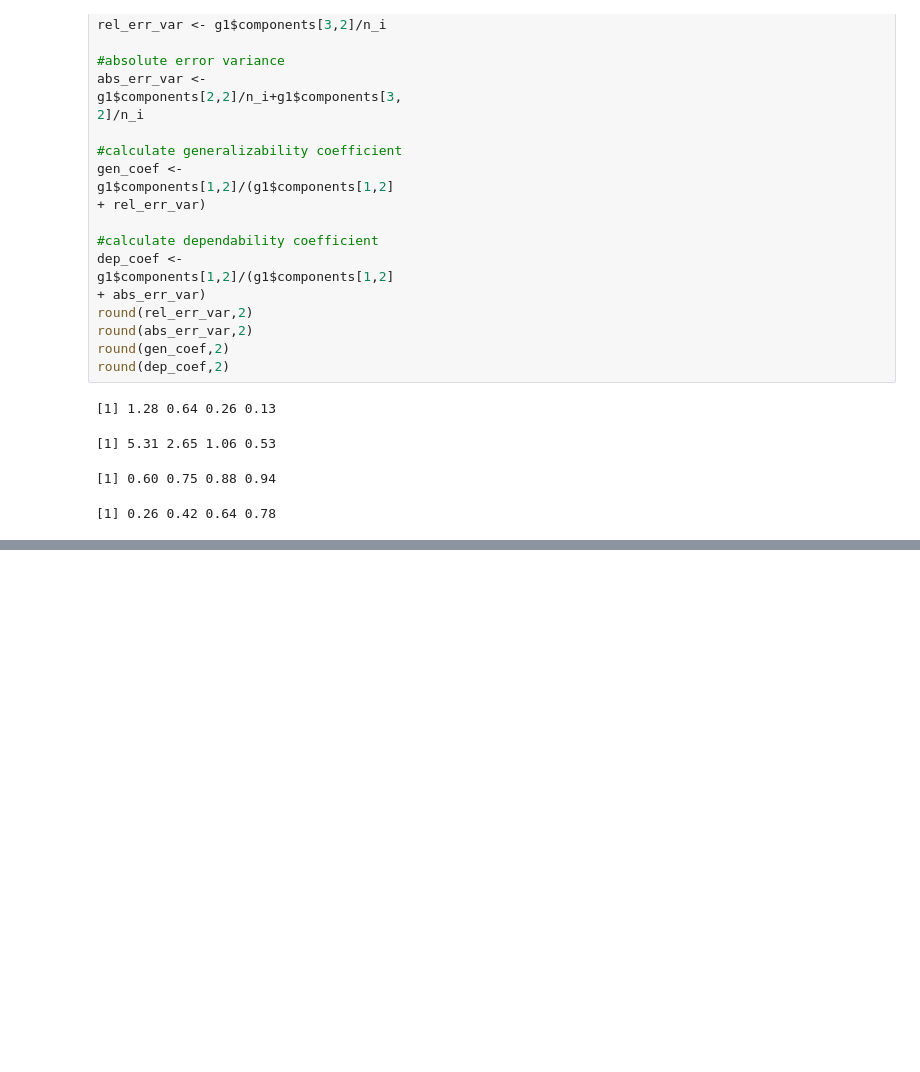
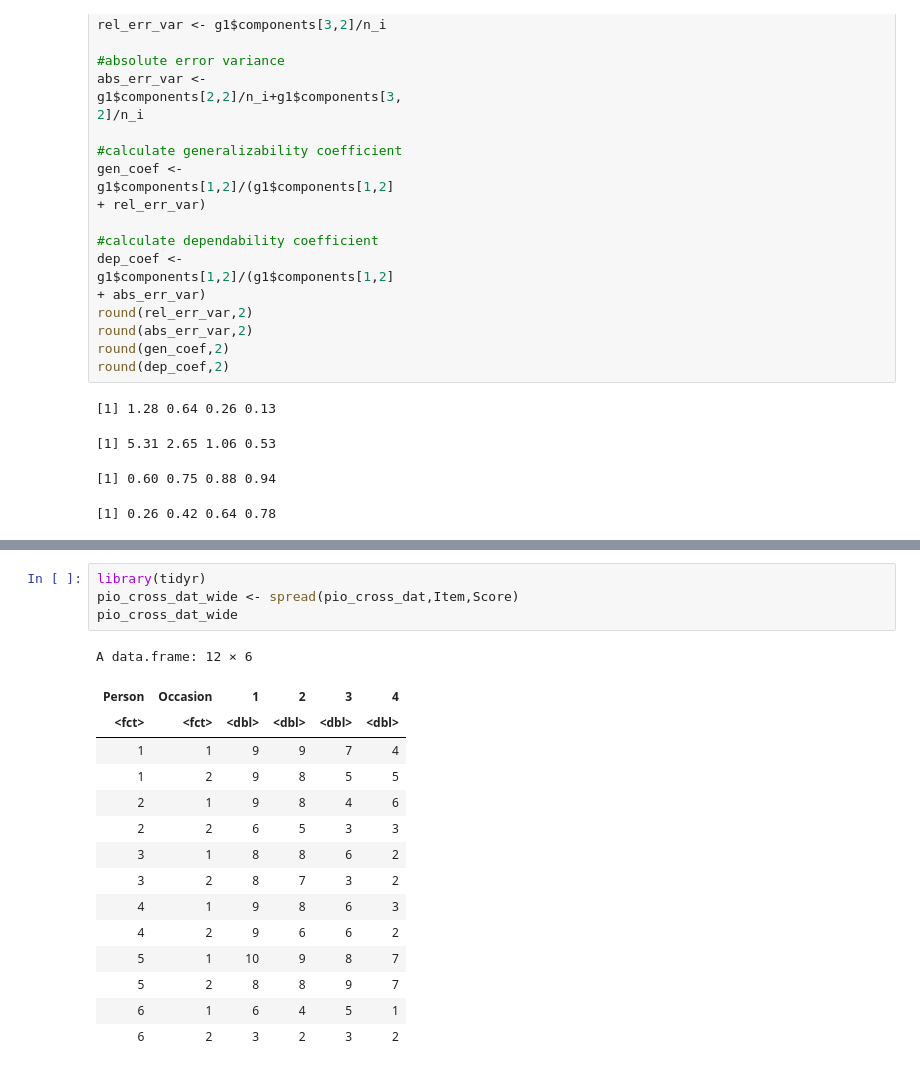
Before and after one commit to armacintosh/Tutorials, a Jupyter notebook: GTheoryPractice.ipynb, the cells around one changed output, grey strips where cells are left out. Saved outputs shown, nothing was run; the diff lists cells and outputs as text; blank space fills up the shorter version.

```diff
--- a/GTheoryPractice.ipynb
+++ b/GTheoryPractice.ipynb
@@ -178,0 +391,20 @@ The variance in a two-facet *p x i x O* design can be attributed to the seven va
+# %%
+library(tidyr)
+pio_cross_dat_wide <- spread(pio_cross_dat,Item,Score)
+pio_cross_dat_wide
+# %% [output]
+A data.frame: 12 × 6
+| Person | Occasion | 1 | 2 | 3 | 4 |
+| <fct> | <fct> | <dbl> | <dbl> | <dbl> | <dbl> |
+| 1 | 1 | 9 | 9 | 7 | 4 |
+| 1 | 2 | 9 | 8 | 5 | 5 |
+| 2 | 1 | 9 | 8 | 4 | 6 |
+| 2 | 2 | 6 | 5 | 3 | 3 |
+| 3 | 1 | 8 | 8 | 6 | 2 |
+| 3 | 2 | 8 | 7 | 3 | 2 |
+| 4 | 1 | 9 | 8 | 6 | 3 |
+| 4 | 2 | 9 | 6 | 6 | 2 |
+| 5 | 1 | 10 | 9 | 8 | 7 |
+| 5 | 2 | 8 | 8 | 9 | 7 |
+| 6 | 1 | 6 | 4 | 5 | 1 |
+| 6 | 2 | 3 | 2 | 3 | 2 |
```
Also changed, not shown: parts of 30 cells of this notebook.
